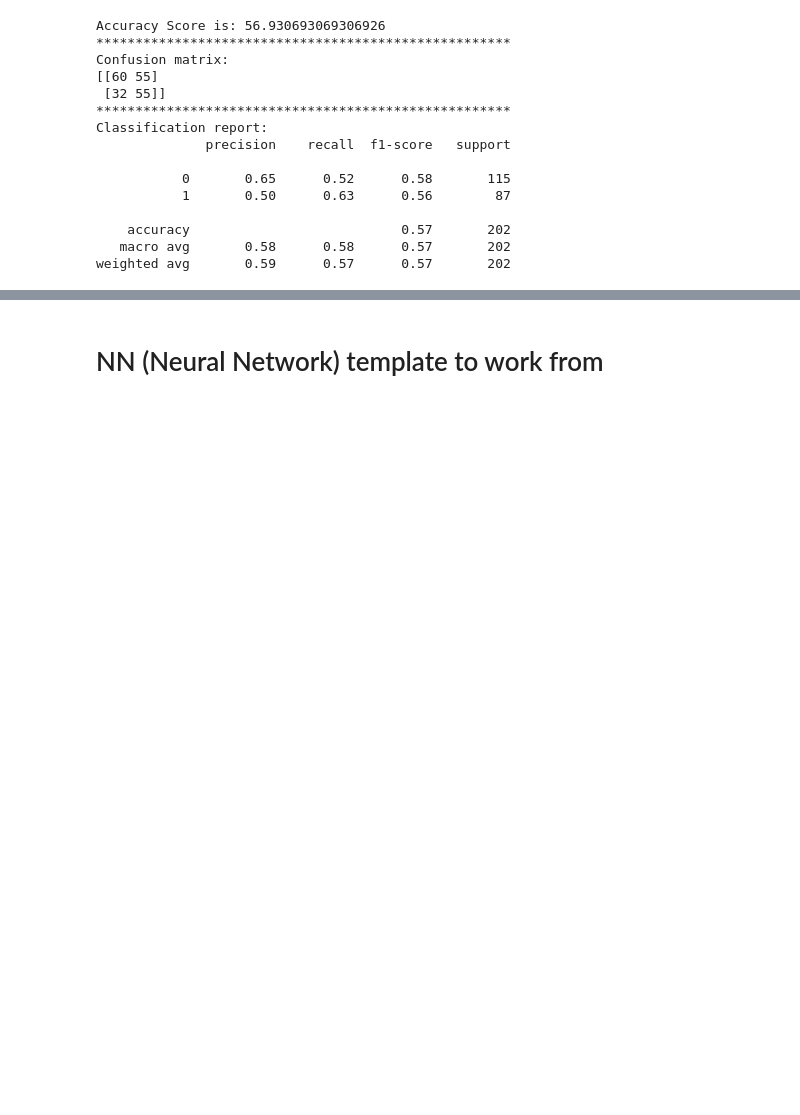
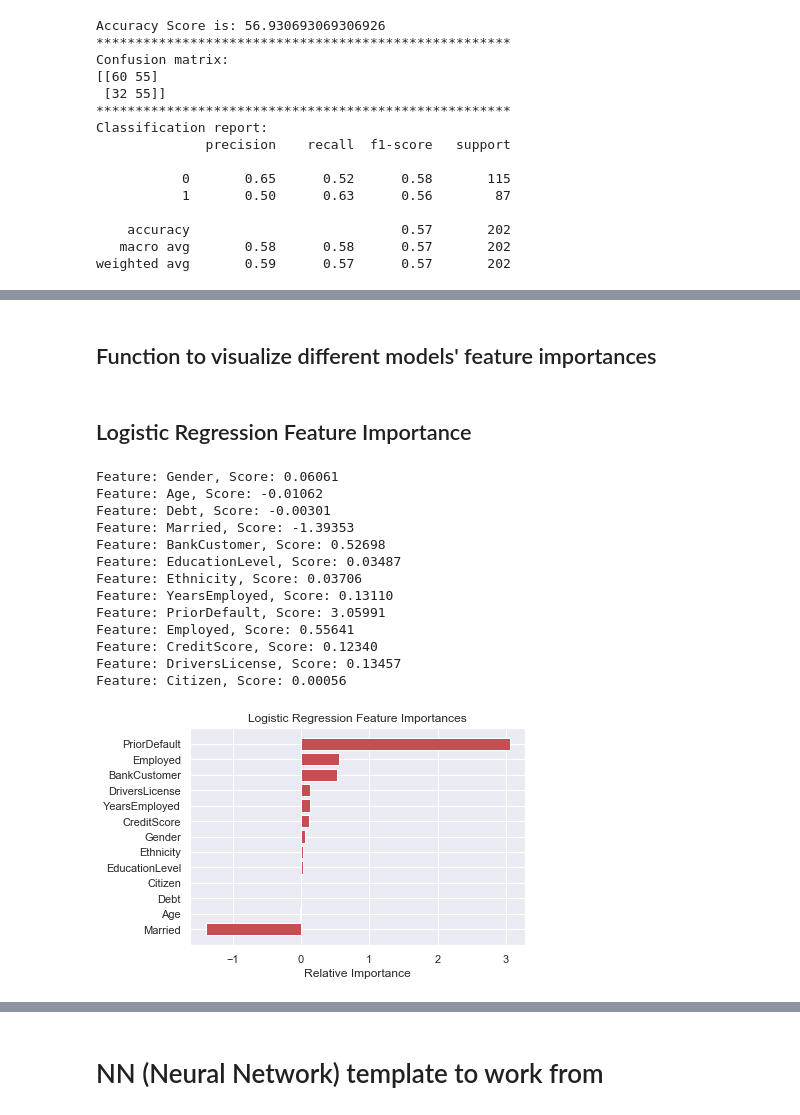
Before and after one commit to calvintirrell/Capstone_Credit_Card_Classification, a Jupyter notebook: notebook/capstone_v1.ipynb, the cells around one changed output, grey strips where cells are left out. Saved outputs shown, nothing was run; the diff lists cells and outputs as text; code cells hidden in the pictures; blank space fills up the shorter version.

Commit message:
deeper dive into feature importance per model and visuals added

```diff
--- a/notebook/capstone_v1.ipynb
+++ b/notebook/capstone_v1.ipynb
@@ -284,6 +290,8 @@ data.tail(15)
 | 687 | 1 | 25 | 13.500 | 2 | 2 | 5 | 2 | 2.000 | ... |
 | 688 | 0 | 17 | 0.205 | 1 | 0 | 0 | 7 | 0.040 | ... |
 | 689 | 0 | 35 | 3.375 | 1 | 0 | 1 | 3 | 8.290 | ... |
+# %%
+data2 = data.copy()
 # %% [markdown]
 ## Feature correlations
 # %%
@@ -622,0 +660,2 @@ weighted avg       0.59      0.57      0.57       202
+# %% [markdown]
+## Function to visualize different models' feature importances
@@ -622,0 +682,30 @@ weighted avg       0.59      0.57      0.57       202
+# %% [markdown]
+## Logistic Regression Feature Importance
+# %%
+importance = log_reg.coef_[0]
+cols = data2.columns
+indices = np.argsort(importance)
+
+for i, v in enumerate(importance):
+	print('Feature: %s, Score: %.5f' % (cols[i], v))
+
+plt.title('Logistic Regression Feature Importances')
+plt.barh(range(len(indices)), importance[indices], color = 'r', align = 'center')
+plt.yticks(range(len(indices)), [cols[i] for i in indices])
+plt.xlabel('Relative Importance')
+plt.show()
+# %% [output]
+Feature: Gender, Score: 0.06061
+Feature: Age, Score: -0.01062
+Feature: Debt, Score: -0.00301
+Feature: Married, Score: -1.39353
+Feature: BankCustomer, Score: 0.52698
+Feature: EducationLevel, Score: 0.03487
+Feature: Ethnicity, Score: 0.03706
+Feature: YearsEmployed, Score: 0.13110
+Feature: PriorDefault, Score: 3.05991
+Feature: Employed, Score: 0.55641
+Feature: CreditScore, Score: 0.12340
+Feature: DriversLicense, Score: 0.13457
+Feature: Citizen, Score: 0.00056
+[figure, added]
```
Also changed, not shown: parts of 7 cells of this notebook.
